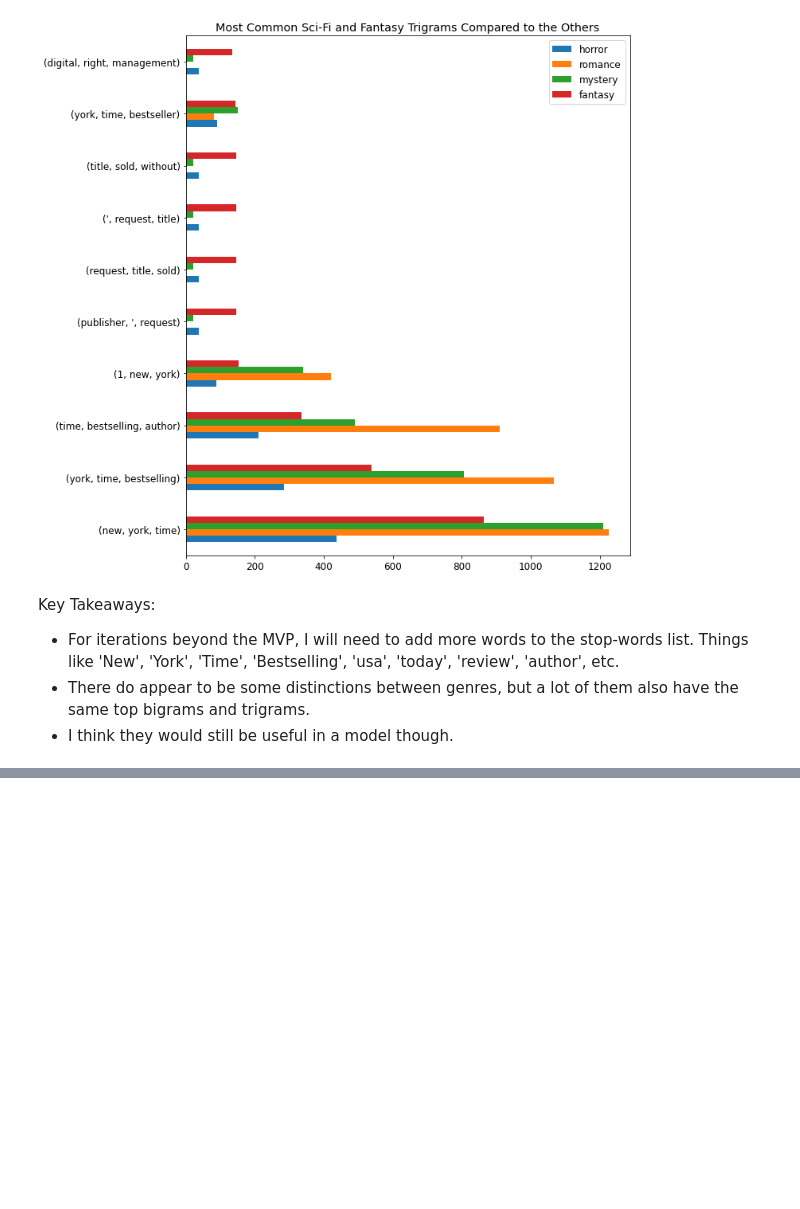
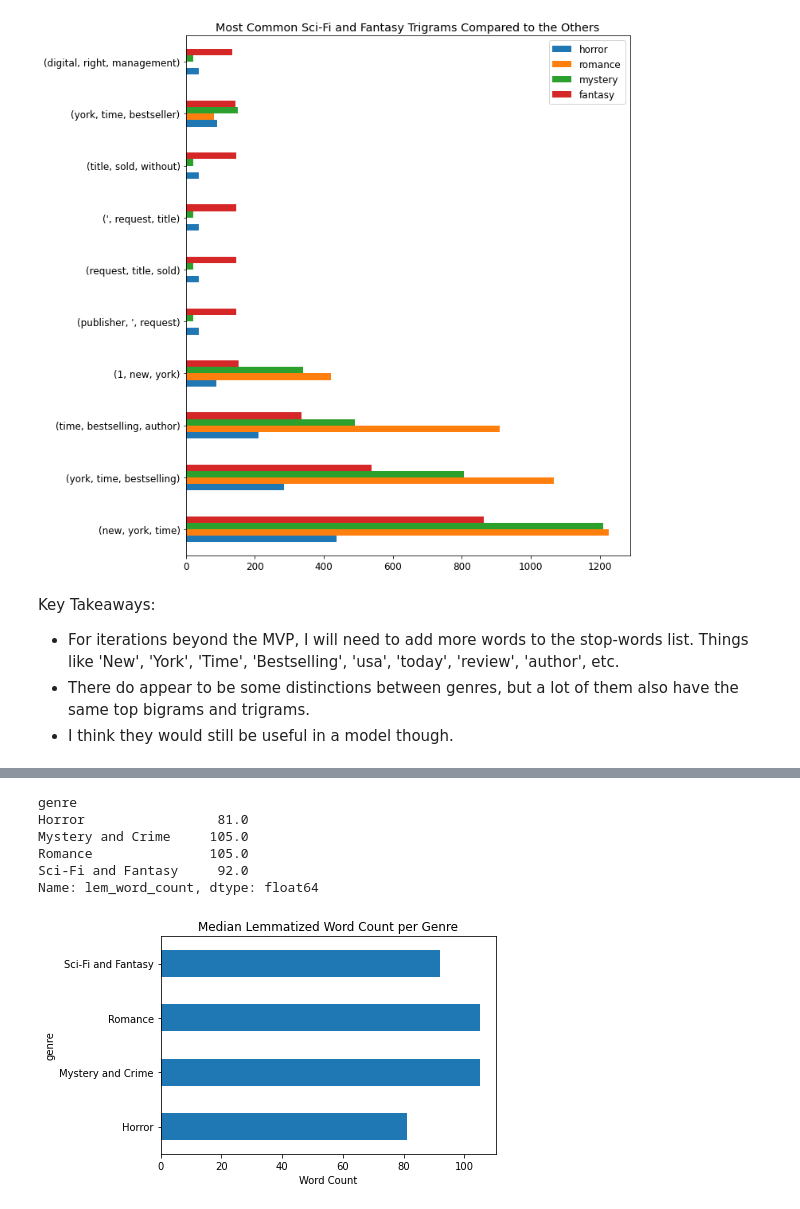
Before and after one commit to johnathon-smith/book-genre-NLP-project, a Jupyter notebook: explore.ipynb, the cells around one changed output, grey strips where cells are left out. Drawn from its saved outputs; the diff is of its cells as text; code cells hidden in the pictures; blank space fills up the shorter version.

```diff
--- a/explore.ipynb
+++ b/explore.ipynb
@@ -403,0 +504,18 @@ Key Takeaways:
+# %%
+#Compare median word counts, which are less susceptible to outliers
+train.groupby('genre').lem_word_count.median()
+# %% [output]
+genre
+Horror                 81.0
+Mystery and Crime     105.0
+Romance               105.0
+Sci-Fi and Fantasy     92.0
+Name: lem_word_count, dtype: float64
+# %%
+#Plot it
+train.groupby('genre').lem_word_count.median().plot.barh()
+plt.title('Median Lemmatized Word Count per Genre')
+plt.xlabel('Word Count')
+plt.show()
+# %% [output]
+[figure, added]
```
Also changed, not shown: parts of 21 cells of this notebook.
